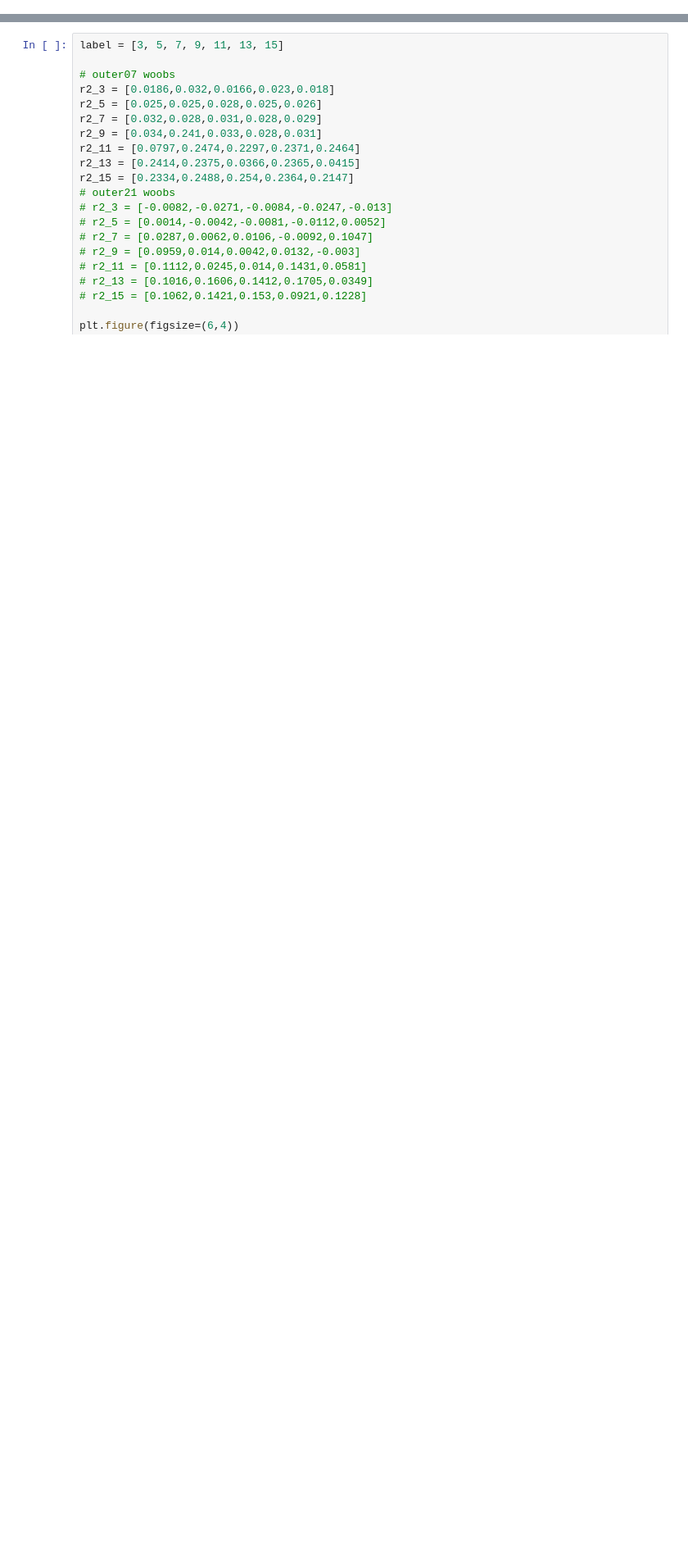
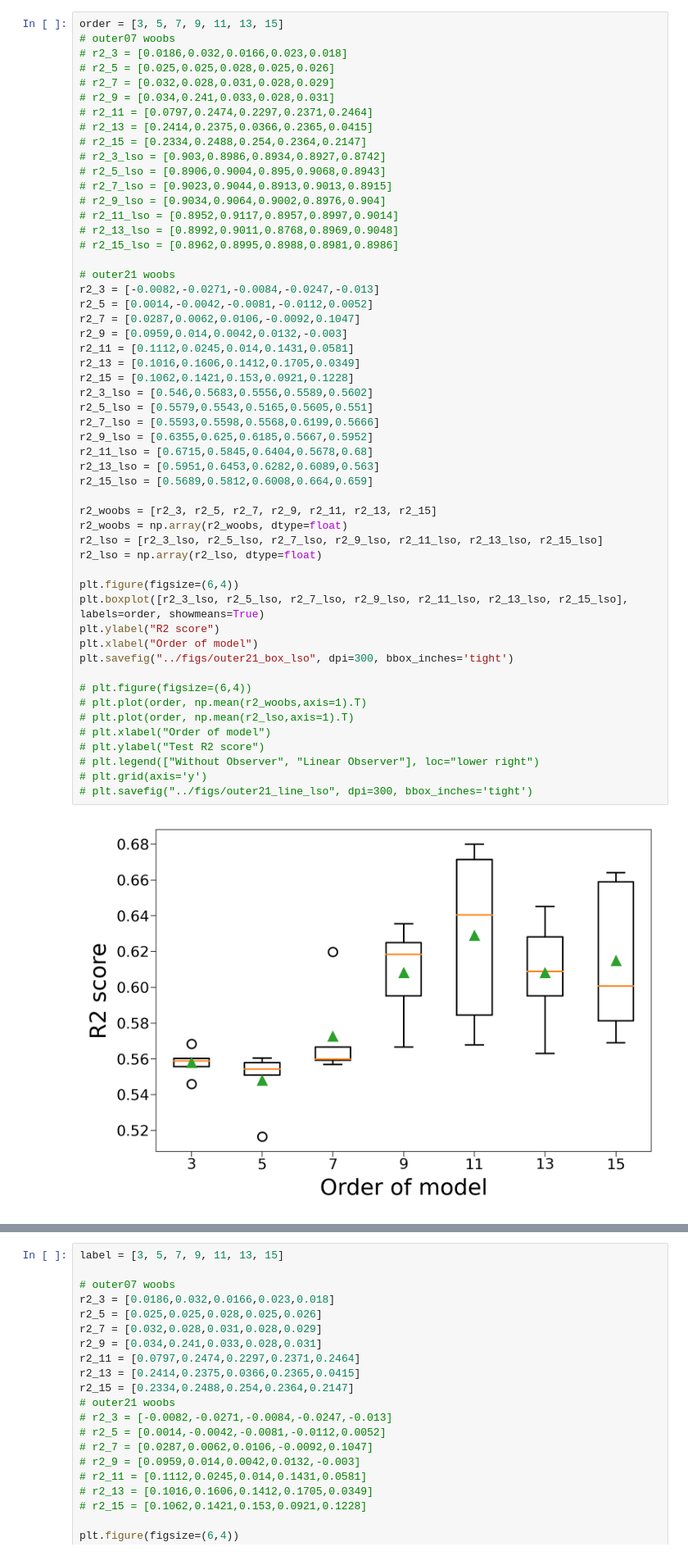
Before and after one commit to wy-moonind/wy-mdt-thesis, a Jupyter notebook: plotting_new.ipynb, the cells around one changed output, grey strips where cells are left out. Shown at 82% size. Cells and saved outputs as stored; diff of their text form; blank space fills up the shorter version.

```diff
--- a/plotting_new.ipynb
+++ b/plotting_new.ipynb
@@ -30,0 +233,55 @@ def norm(x):
+# %%
+order = [3, 5, 7, 9, 11, 13, 15]
+# outer07 woobs
+# r2_3 = [0.0186,0.032,0.0166,0.023,0.018]
+# r2_5 = [0.025,0.025,0.028,0.025,0.026]
+# r2_7 = [0.032,0.028,0.031,0.028,0.029]
+# r2_9 = [0.034,0.241,0.033,0.028,0.031]
+# r2_11 = [0.0797,0.2474,0.2297,0.2371,0.2464]
+# r2_13 = [0.2414,0.2375,0.0366,0.2365,0.0415]
+# r2_15 = [0.2334,0.2488,0.254,0.2364,0.2147]
+# r2_3_lso = [0.903,0.8986,0.8934,0.8927,0.8742]
+# r2_5_lso = [0.8906,0.9004,0.895,0.9068,0.8943]
+# r2_7_lso = [0.9023,0.9044,0.8913,0.9013,0.8915]
+# r2_9_lso = [0.9034,0.9064,0.9002,0.8976,0.904]
+# r2_11_lso = [0.8952,0.9117,0.8957,0.8997,0.9014]
+# r2_13_lso = [0.8992,0.9011,0.8768,0.8969,0.9048]
+# r2_15_lso = [0.8962,0.8995,0.8988,0.8981,0.8986]
+
+# outer21 woobs
+r2_3 = [-0.0082,-0.0271,-0.0084,-0.0247,-0.013]
+r2_5 = [0.0014,-0.0042,-0.0081,-0.0112,0.0052]
+r2_7 = [0.0287,0.0062,0.0106,-0.0092,0.1047]
+r2_9 = [0.0959,0.014,0.0042,0.0132,-0.003]
+r2_11 = [0.1112,0.0245,0.014,0.1431,0.0581]
+r2_13 = [0.1016,0.1606,0.1412,0.1705,0.0349]
+r2_15 = [0.1062,0.1421,0.153,0.0921,0.1228]
+r2_3_lso = [0.546,0.5683,0.5556,0.5589,0.5602]
+r2_5_lso = [0.5579,0.5543,0.5165,0.5605,0.551]
+r2_7_lso = [0.5593,0.5598,0.5568,0.6199,0.5666]
+r2_9_lso = [0.6355,0.625,0.6185,0.5667,0.5952]
+r2_11_lso = [0.6715,0.5845,0.6404,0.5678,0.68]
+r2_13_lso = [0.5951,0.6453,0.6282,0.6089,0.563]
+r2_15_lso = [0.5689,0.5812,0.6008,0.664,0.659]
+
+r2_woobs = [r2_3, r2_5, r2_7, r2_9, r2_11, r2_13, r2_15]
+r2_woobs = np.array(r2_woobs, dtype=float)
+r2_lso = [r2_3_lso, r2_5_lso, r2_7_lso, r2_9_lso, r2_11_lso, r2_13_lso, r2_15_lso]
+r2_lso = np.array(r2_lso, dtype=float)
+
+plt.figure(figsize=(6,4))
+plt.boxplot([r2_3_lso, r2_5_lso, r2_7_lso, r2_9_lso, r2_11_lso, r2_13_lso, r2_15_lso], labels=order, showmeans=True)
+plt.ylabel("R2 score")
+plt.xlabel("Order of model")
+plt.savefig("../figs/outer21_box_lso", dpi=300, bbox_inches='tight')
+
+# plt.figure(figsize=(6,4))
+# plt.plot(order, np.mean(r2_woobs,axis=1).T)
+# plt.plot(order, np.mean(r2_lso,axis=1).T)
+# plt.xlabel("Order of model")
+# plt.ylabel("Test R2 score")
+# plt.legend(["Without Observer", "Linear Observer"], loc="lower right")
+# plt.grid(axis='y')
+# plt.savefig("../figs/outer21_line_lso", dpi=300, bbox_inches='tight')
+# %% [output]
+[figure, added]
```
Also changed, not shown: parts of 8 cells of this notebook, 9 other files.
